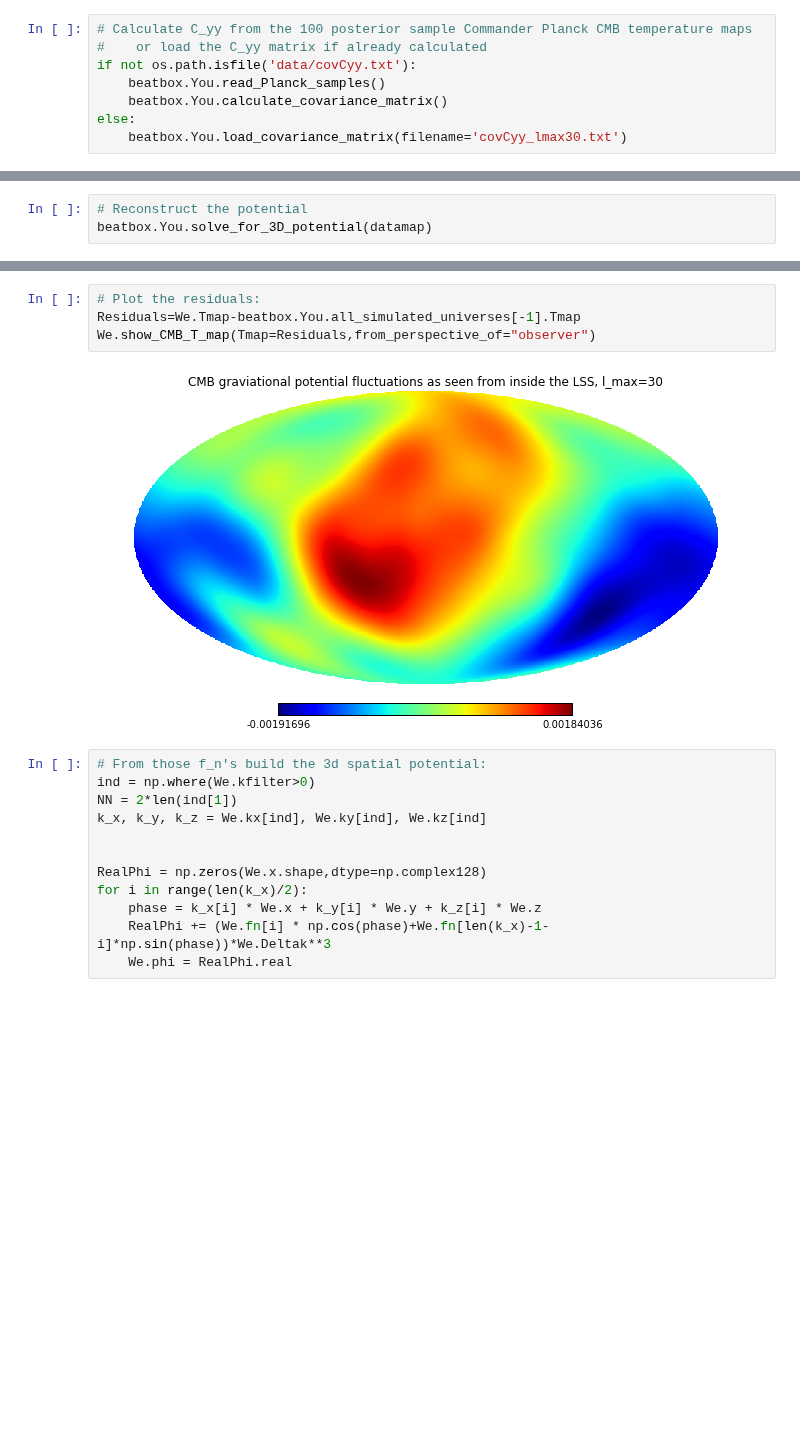
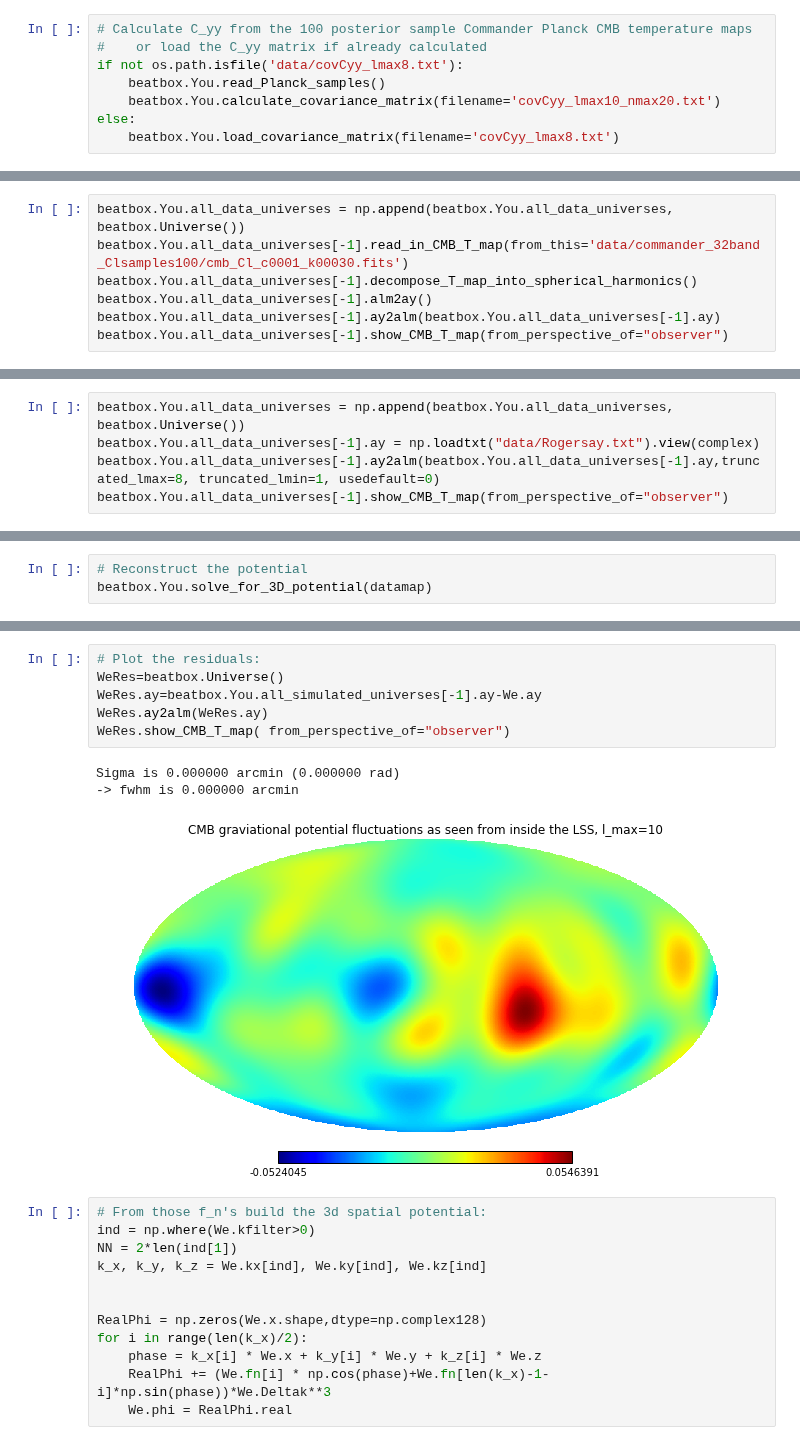
Before and after one commit to LaurencePeanuts/Music, a Jupyter notebook: Reconstruction_Demo.ipynb, the cells around one changed output, grey strips where cells are left out. Saved outputs shown, nothing was run; the diff lists cells and outputs as text; blank space fills up the shorter version.

Commit message:
updated Planck demo notebook, deleted beatbox demo notebook

```diff
--- a/Reconstruction_Demo.ipynb
+++ b/Reconstruction_Demo.ipynb
@@ -36,11 +37,18 @@ Sigma is 0.000000 arcmin (0.000000 rad)
 # %%
 # Calculate C_yy from the 100 posterior sample Commander Planck CMB temperature maps
 #    or load the C_yy matrix if already calculated
-if not os.path.isfile('data/covCyy.txt'):
+if not os.path.isfile('data/covCyy_lmax8.txt'):
     beatbox.You.read_Planck_samples()
-    beatbox.You.calculate_covariance_matrix()
+    beatbox.You.calculate_covariance_matrix(filename='covCyy_lmax10_nmax20.txt')
 else:
-    beatbox.You.load_covariance_matrix(filename='covCyy_lmax30.txt')
+    beatbox.You.load_covariance_matrix(filename='covCyy_lmax8.txt')
 # %%
 # Calculate the inverse of the a_y covariance matrix
 beatbox.You.calculate_sdv_Cyy_inverse()
+# %%
+beatbox.You.all_data_universes = np.append(beatbox.You.all_data_universes, beatbox.Universe())
+beatbox.You.all_data_universes[-1].read_in_CMB_T_map(from_this='data/commander_32band_Clsamples100/cmb_Cl_c0001_k00030.fits')
+beatbox.You.all_data_universes[-1].decompose_T_map_into_spherical_harmonics()
+beatbox.You.all_data_universes[-1].alm2ay()
+beatbox.You.all_data_universes[-1].ay2alm(beatbox.You.all_data_universes[-1].ay)
+beatbox.You.all_data_universes[-1].show_CMB_T_map(from_perspective_of="observer")
@@ -46,0 +62,5 @@ beatbox.You.calculate_sdv_Cyy_inverse()
+# %%
+beatbox.You.all_data_universes = np.append(beatbox.You.all_data_universes, beatbox.Universe())
+beatbox.You.all_data_universes[-1].ay = np.loadtxt("data/Rogersay.txt").view(complex)
+beatbox.You.all_data_universes[-1].ay2alm(beatbox.You.all_data_universes[-1].ay,truncated_lmax=8, truncated_lmin=1, usedefault=0)
+beatbox.You.all_data_universes[-1].show_CMB_T_map(from_perspective_of="observer")
@@ -67,9 +116,13 @@ Sigma is 0.000000 arcmin (0.000000 rad)
 # %%
 # Plot the residuals:
-Residuals=We.Tmap-beatbox.You.all_simulated_universes[-1].Tmap
-We.show_CMB_T_map(Tmap=Residuals,from_perspective_of="observer")
+WeRes=beatbox.Universe()
+WeRes.ay=beatbox.You.all_simulated_universes[-1].ay-We.ay
+WeRes.ay2alm(WeRes.ay)
+WeRes.show_CMB_T_map( from_perspective_of="observer")
 # %% [output]
+Sigma is 0.000000 arcmin (0.000000 rad)
+-> fwhm is 0.000000 arcmin
-[figure, old version]
+[figure, new version]
 # %%
 # From those f_n's build the 3d spatial potential:
 ind = np.where(We.kfilter>0)
```
Also changed, not shown: parts of 18 cells of this notebook, 2 other files.
